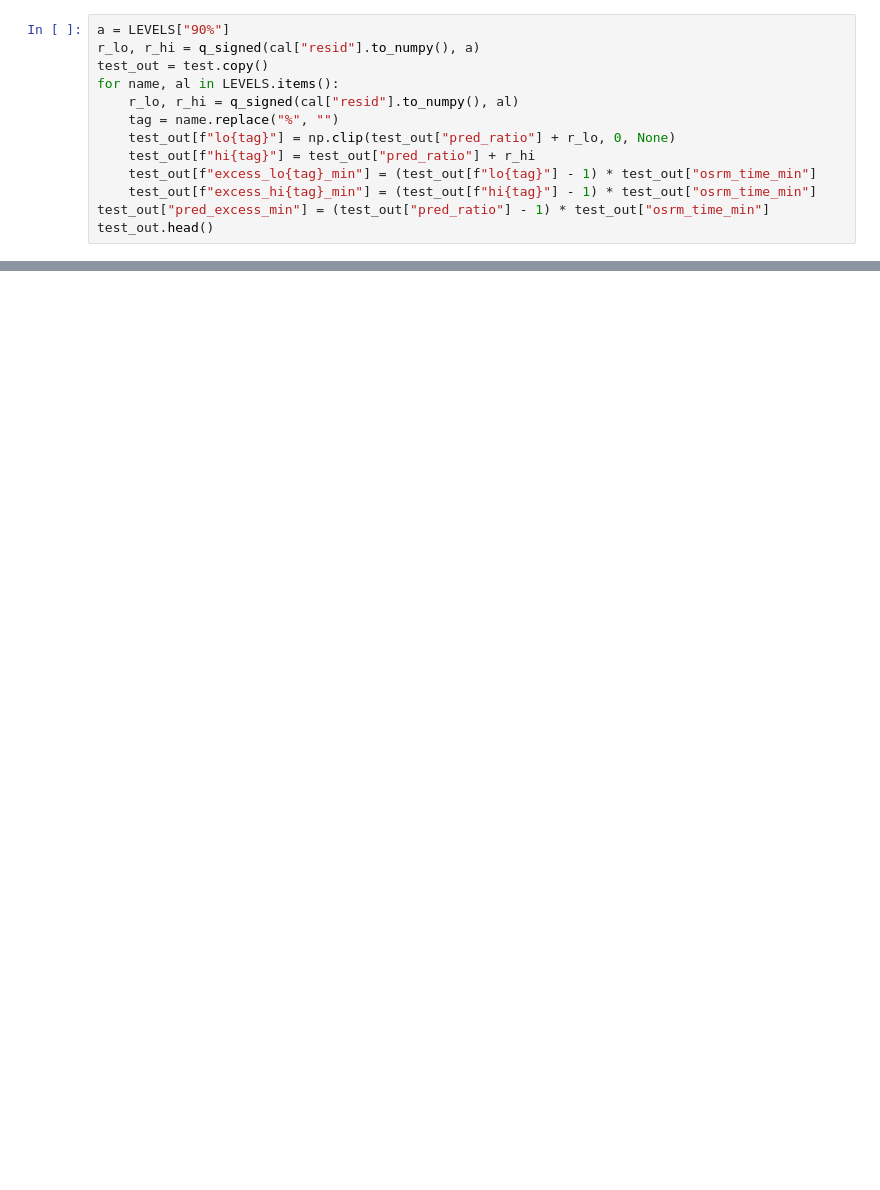
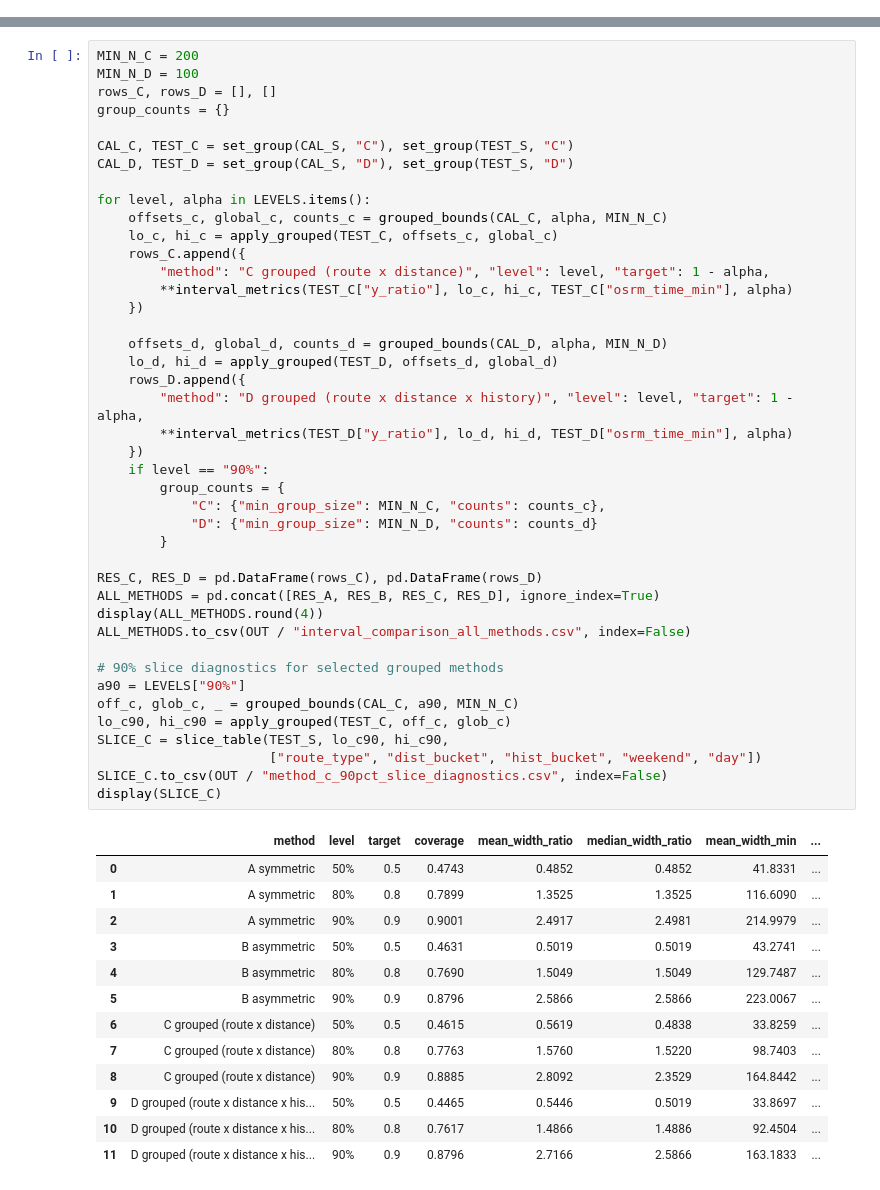
Before and after one commit to JahnaviSri23/supplyshield-, a Jupyter notebook: notebooks/B03_conformal_day3.ipynb, the cells around one changed output, grey strips where cells are left out. Drawn from its saved outputs; the diff is of its cells as text; blank space fills up the shorter version.

```diff
--- a/notebooks/B03_conformal_day3.ipynb
+++ b/notebooks/B03_conformal_day3.ipynb
@@ -262,13 +0,0 @@ plt.show()
-# %%
-a = LEVELS["90%"]
-r_lo, r_hi = q_signed(cal["resid"].to_numpy(), a)
-test_out = test.copy()
-for name, al in LEVELS.items():
-    r_lo, r_hi = q_signed(cal["resid"].to_numpy(), al)
-    tag = name.replace("%", "")
-    test_out[f"lo{tag}"] = np.clip(test_out["pred_ratio"] + r_lo, 0, None)
-    test_out[f"hi{tag}"] = test_out["pred_ratio"] + r_hi
-    test_out[f"excess_lo{tag}_min"] = (test_out[f"lo{tag}"] - 1) * test_out["osrm_time_min"]
-    test_out[f"excess_hi{tag}_min"] = (test_out[f"hi{tag}"] - 1) * test_out["osrm_time_min"]
-test_out["pred_excess_min"] = (test_out["pred_ratio"] - 1) * test_out["osrm_time_min"]
-test_out.head()
@@ -573,0 +363,56 @@ then on Person A's core network; later `risk_table.csv` and `models/risk.py` usi
+# %%
+MIN_N_C = 200
+MIN_N_D = 100
+rows_C, rows_D = [], []
+group_counts = {}
+
+CAL_C, TEST_C = set_group(CAL_S, "C"), set_group(TEST_S, "C")
+CAL_D, TEST_D = set_group(CAL_S, "D"), set_group(TEST_S, "D")
+
+for level, alpha in LEVELS.items():
+    offsets_c, global_c, counts_c = grouped_bounds(CAL_C, alpha, MIN_N_C)
+    lo_c, hi_c = apply_grouped(TEST_C, offsets_c, global_c)
+    rows_C.append({
+        "method": "C grouped (route x distance)", "level": level, "target": 1 - alpha,
+        **interval_metrics(TEST_C["y_ratio"], lo_c, hi_c, TEST_C["osrm_time_min"], alpha)
+    })
+
+    offsets_d, global_d, counts_d = grouped_bounds(CAL_D, alpha, MIN_N_D)
+    lo_d, hi_d = apply_grouped(TEST_D, offsets_d, global_d)
+    rows_D.append({
+        "method": "D grouped (route x distance x history)", "level": level, "target": 1 - alpha,
+        **interval_metrics(TEST_D["y_ratio"], lo_d, hi_d, TEST_D["osrm_time_min"], alpha)
+    })
+    if level == "90%":
+        group_counts = {
+            "C": {"min_group_size": MIN_N_C, "counts": counts_c},
+            "D": {"min_group_size": MIN_N_D, "counts": counts_d}
+        }
+
+RES_C, RES_D = pd.DataFrame(rows_C), pd.DataFrame(rows_D)
+ALL_METHODS = pd.concat([RES_A, RES_B, RES_C, RES_D], ignore_index=True)
+display(ALL_METHODS.round(4))
+ALL_METHODS.to_csv(OUT / "interval_comparison_all_methods.csv", index=False)
+
+# 90% slice diagnostics for selected grouped methods
+a90 = LEVELS["90%"]
+off_c, glob_c, _ = grouped_bounds(CAL_C, a90, MIN_N_C)
+lo_c90, hi_c90 = apply_grouped(TEST_C, off_c, glob_c)
+SLICE_C = slice_table(TEST_S, lo_c90, hi_c90,
+                      ["route_type", "dist_bucket", "hist_bucket", "weekend", "day"])
+SLICE_C.to_csv(OUT / "method_c_90pct_slice_diagnostics.csv", index=False)
+display(SLICE_C)
+# %% [output]
+|  | method | level | target | coverage | mean_width_ratio | median_width_ratio | mean_width_min | ... |
+| 0 | A symmetric | 50% | 0.5 | 0.4743 | 0.4852 | 0.4852 | 41.8331 | ... |
+| 1 | A symmetric | 80% | 0.8 | 0.7899 | 1.3525 | 1.3525 | 116.6090 | ... |
+| 2 | A symmetric | 90% | 0.9 | 0.9001 | 2.4917 | 2.4981 | 214.9979 | ... |
+| 3 | B asymmetric | 50% | 0.5 | 0.4631 | 0.5019 | 0.5019 | 43.2741 | ... |
+| 4 | B asymmetric | 80% | 0.8 | 0.7690 | 1.5049 | 1.5049 | 129.7487 | ... |
+| 5 | B asymmetric | 90% | 0.9 | 0.8796 | 2.5866 | 2.5866 | 223.0067 | ... |
+| 6 | C grouped (route x distance) | 50% | 0.5 | 0.4615 | 0.5619 | 0.4838 | 33.8259 | ... |
+| 7 | C grouped (route x distance) | 80% | 0.8 | 0.7763 | 1.5760 | 1.5220 | 98.7403 | ... |
+| 8 | C grouped (route x distance) | 90% | 0.9 | 0.8885 | 2.8092 | 2.3529 | 164.8442 | ... |
+| 9 | D grouped (route x distance x his... | 50% | 0.5 | 0.4465 | 0.5446 | 0.5019 | 33.8697 | ... |
+| 10 | D grouped (route x distance x his... | 80% | 0.8 | 0.7617 | 1.4866 | 1.4886 | 92.4504 | ... |
+| 11 | D grouped (route x distance x his... | 90% | 0.9 | 0.8796 | 2.7166 | 2.5866 | 163.1833 | ... |
```
Also changed, not shown: parts of 41 cells of this notebook, 20 other files.
